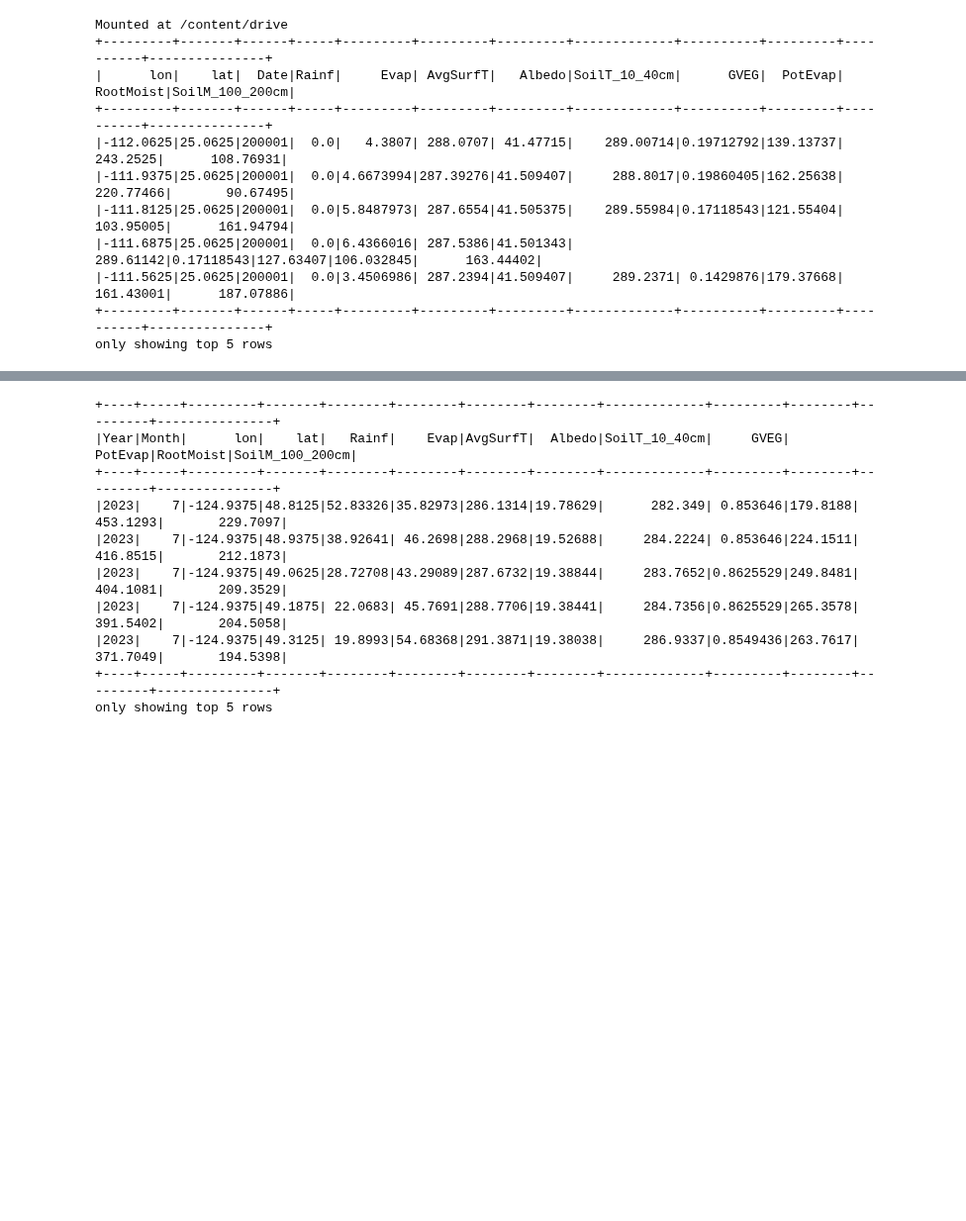
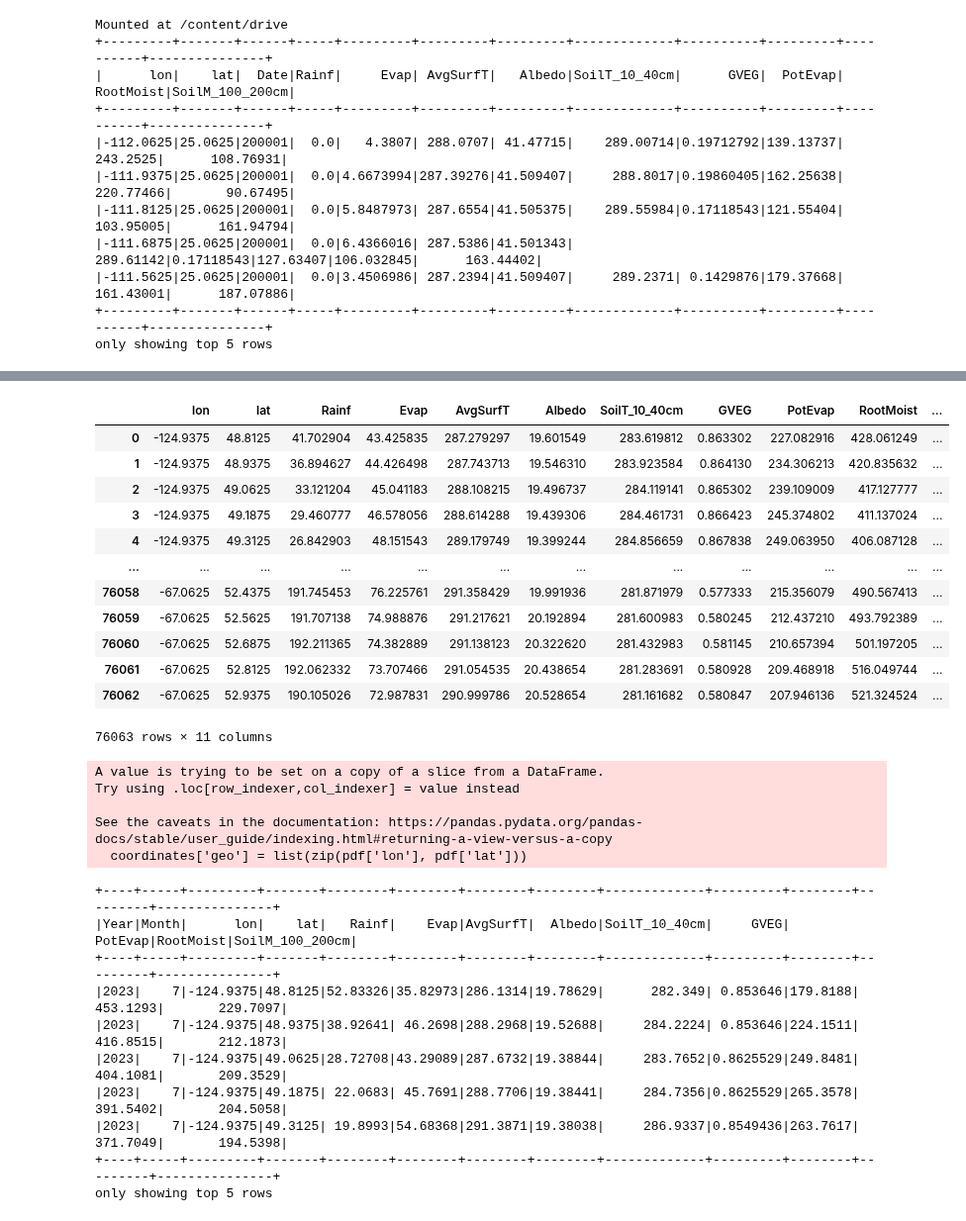
Before and after one commit to PiotrMaciejKowalski/BigData2024Project, a Jupyter notebook: colabs/SpaceFeatures.ipynb, the cells around one changed output, grey strips where cells are left out. Shown at 99% size. Saved outputs shown, nothing was run; the diff lists cells and outputs as text; code cells hidden in the pictures; blank space fills up the shorter version.

```diff
--- a/colabs/SpaceFeatures.ipynb
+++ b/colabs/SpaceFeatures.ipynb
@@ -58,0 +98,4 @@ only showing top 5 rows
+# %%
+# u mnie sie liczy 25 minut
+df_grid = create_lon_lat_pairs(pdf, tolerance_lon=1, tolerance_lat=1)
+df_grid.head()
@@ -58,0 +128,3 @@ only showing top 5 rows
+# %%
+df_grid['distance'] = haversine_distance(df_grid['lon'], df_grid['lat'], df_grid['lon_other'], df_grid['lat_other'])
+df_grid.sample(5)
@@ -58,0 +140,4 @@ only showing top 5 rows
+# %%
+max_distance = 50
+df_grid = df_grid[df_grid['distance'] < max_distance]
+df_grid
@@ -59,3 +158,57 @@ only showing top 5 rows
+# %%
+from typing import Optional
+
+def average_over_space_window(df: pd.DataFrame,max_distance: float, df_grid: Optional[pd.DataFrame] = None, tolerance_lon : float =1, tolerance_lat: float =1) -> pd.DataFrame:
+  """
+  some parameters works only id df_grid is left None
+  df grid must also have proper column names
+  """
+  if df_grid is None:
+    df_grid = create_lon_lat_pairs(pdf, tolerance_lon=tolerance_lon, tolerance_lat=tolerance_lat)
+    df_grid['distance'] = haversine_distance(df_grid['lon'], df_grid['lat'], df_grid['lon_other'], df_grid['lat_other'])
+  df_grid = df_grid[df_grid['distance'] < max_distance]
+  df_grid = df_grid.drop(columns='distance')
+  window_data = pd.merge(df_grid, df, left_on = ['lon_other', 'lat_other'], right_on = ['lon', 'lat'])
+  window_data.rename(columns={'lon_x': 'lon', 'lat_x': 'lat'}, inplace=True)
+  window_data.drop(['lon_other', 'lat_other', 'lon_y', 'lat_y'], axis=1, inplace=True)
+  return window_data.groupby(['lon', 'lat']).mean().reset_index()
+# %%
+result = average_over_space_window(pdf,max_distance=50, df_grid=df_grid)
+result
+# %% [output]
+|  | lon | lat | Rainf | Evap | AvgSurfT | Albedo | SoilT_10_40cm | GVEG | PotEvap | RootMoist | ... |
+| 0 | -124.9375 | 48.8125 | 41.702904 | 43.425835 | 287.279297 | 19.601549 | 283.619812 | 0.863302 | 227.082916 | 428.061249 | ... |
+| 1 | -124.9375 | 48.9375 | 36.894627 | 44.426498 | 287.743713 | 19.546310 | 283.923584 | 0.864130 | 234.306213 | 420.835632 | ... |
+| 2 | -124.9375 | 49.0625 | 33.121204 | 45.041183 | 288.108215 | 19.496737 | 284.119141 | 0.865302 | 239.109009 | 417.127777 | ... |
+| 3 | -124.9375 | 49.1875 | 29.460777 | 46.578056 | 288.614288 | 19.439306 | 284.461731 | 0.866423 | 245.374802 | 411.137024 | ... |
+| 4 | -124.9375 | 49.3125 | 26.842903 | 48.151543 | 289.179749 | 19.399244 | 284.856659 | 0.867838 | 249.063950 | 406.087128 | ... |
+| ... | ... | ... | ... | ... | ... | ... | ... | ... | ... | ... | ... |
+| 76058 | -67.0625 | 52.4375 | 191.745453 | 76.225761 | 291.358429 | 19.991936 | 281.871979 | 0.577333 | 215.356079 | 490.567413 | ... |
+| 76059 | -67.0625 | 52.5625 | 191.707138 | 74.988876 | 291.217621 | 20.192894 | 281.600983 | 0.580245 | 212.437210 | 493.792389 | ... |
+| 76060 | -67.0625 | 52.6875 | 192.211365 | 74.382889 | 291.138123 | 20.322620 | 281.432983 | 0.581145 | 210.657394 | 501.197205 | ... |
+| 76061 | -67.0625 | 52.8125 | 192.062332 | 73.707466 | 291.054535 | 20.438654 | 281.283691 | 0.580928 | 209.468918 | 516.049744 | ... |
+| 76062 | -67.0625 | 52.9375 | 190.105026 | 72.987831 | 290.999786 | 20.528654 | 281.161682 | 0.580847 | 207.946136 | 521.324524 | ... |
+76063 rows × 11 columns
+# %%
+import pandas as pd
+coordinates = pdf[['lon', 'lat']]
+coordinates['geo'] = list(zip(pdf['lon'], pdf['lat']))
+coordinates = coordinates.drop(columns=['lon','lat'])
+def cross_join(df1: pd.DataFrame, df2: pd.DataFrame) -> pd.DataFrame:
+  df1['cross_key'] = 1
+  df2['cross_key'] = 1
+
+  # Perform the cross join
+  return pd.merge(df1, df2, on='cross_key').drop('cross_key', axis=1)
+
+coordinates = cross_join(coordinates, coordinates)
+coordinates
+# %% [output]
+A value is trying to be set on a copy of a slice from a DataFrame.
+Try using .loc[row_indexer,col_indexer] = value instead
+
+See the caveats in the documentation: https://pandas.pydata.org/pandas-docs/stable/user_guide/indexing.html#returning-a-view-versus-a-copy
+  coordinates['geo'] = list(zip(pdf['lon'], pdf['lat']))
 # %%
 nasa_ym = spark.sql("""
           SELECT
```
Also changed, not shown: parts of 17 cells of this notebook.
